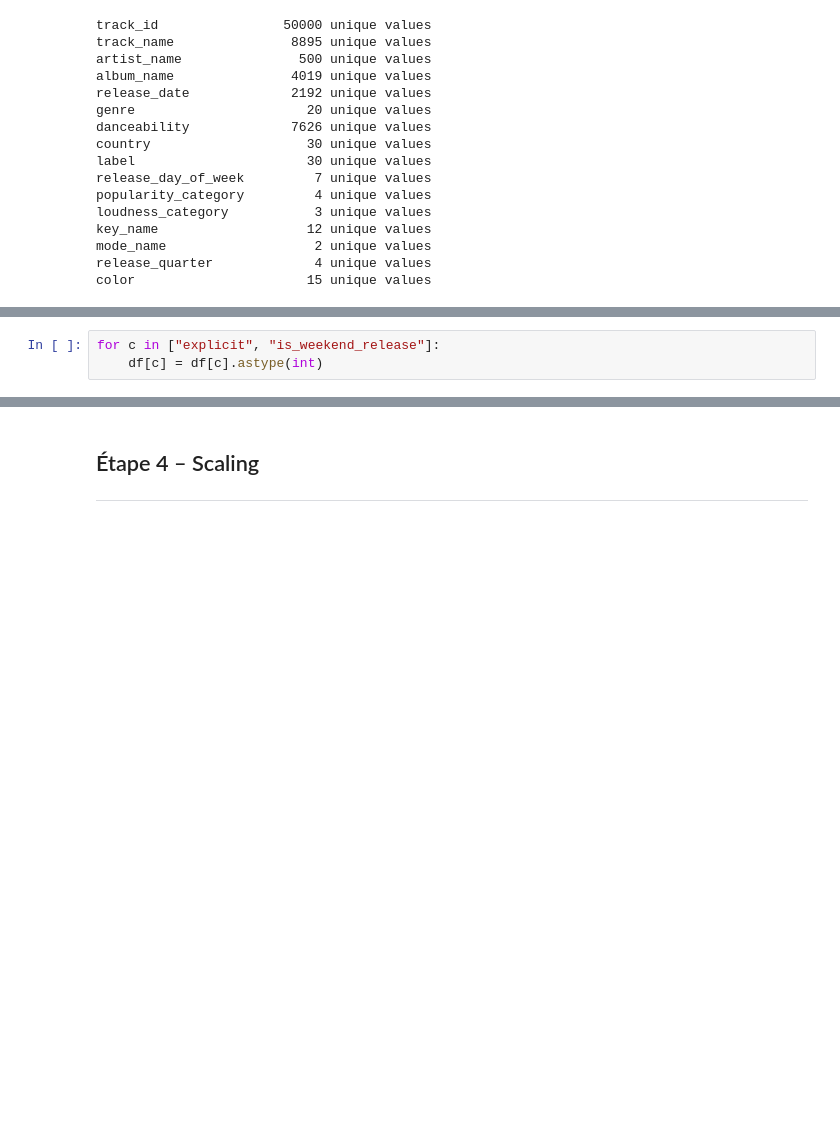
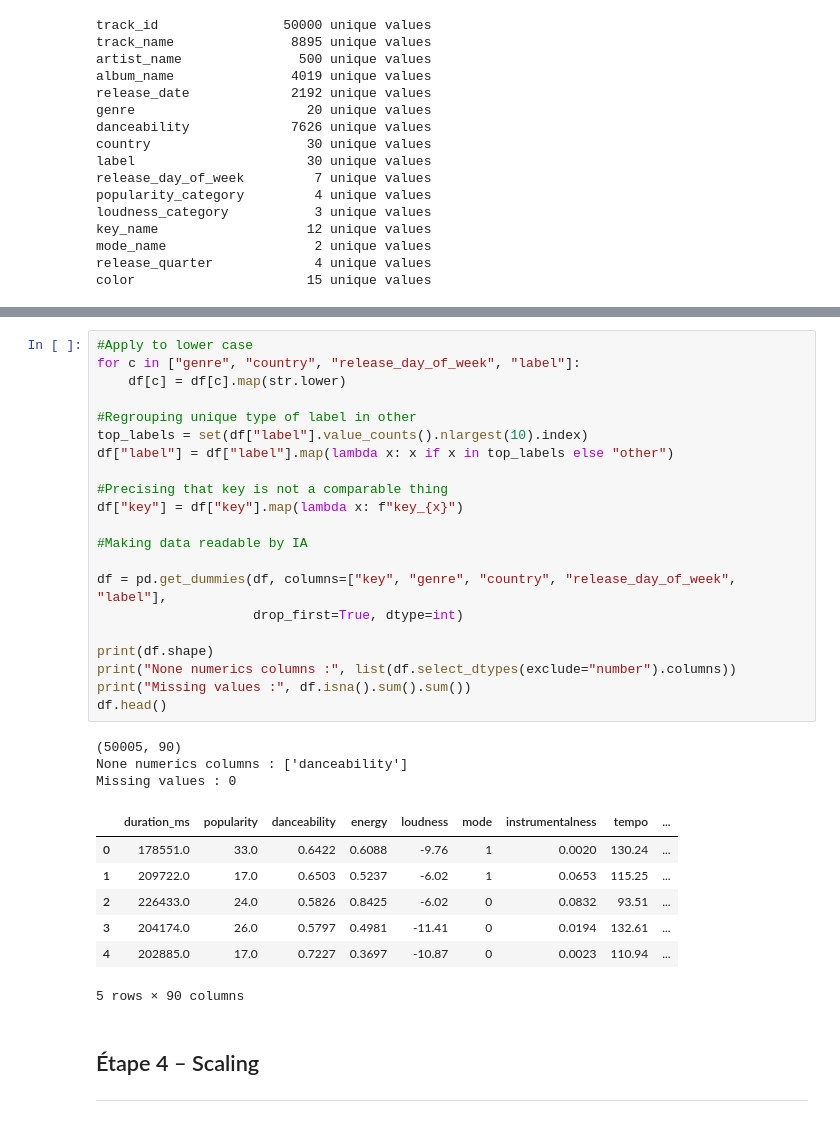
Before and after one commit to Adrien-Rouillon/Machine-learning---SpotifyDB, a Jupyter notebook: Notebooks/Delivrable2.ipynb, the cells around one changed output, grey strips where cells are left out. Drawn from its saved outputs; the diff is of its cells as text; blank space fills up the shorter version.

```diff
--- a/Notebooks/Delivrable2.ipynb
+++ b/Notebooks/Delivrable2.ipynb
@@ -261,3 +292,0 @@ df.head()
-# %%
-for c in ["explicit", "is_weekend_release"]:
-    df[c] = df[c].astype(int)
@@ -264,3 +306,35 @@ for c in ["explicit", "is_weekend_release"]:
+# %%
+#Apply to lower case
+for c in ["genre", "country", "release_day_of_week", "label"]:
+    df[c] = df[c].map(str.lower)
+
+#Regrouping unique type of label in other
+top_labels = set(df["label"].value_counts().nlargest(10).index)
+df["label"] = df["label"].map(lambda x: x if x in top_labels else "other")
+
+#Precising that key is not a comparable thing
+df["key"] = df["key"].map(lambda x: f"key_{x}")
+
+#Making data readable by IA
+
+df = pd.get_dummies(df, columns=["key", "genre", "country", "release_day_of_week", "label"],
+                    drop_first=True, dtype=int)
+
+print(df.shape)
+print("None numerics columns :", list(df.select_dtypes(exclude="number").columns))
+print("Missing values :", df.isna().sum().sum())
+df.head()
+# %% [output]
+(50005, 90)
+None numerics columns : ['danceability']
+Missing values : 0
+|  | duration_ms | popularity | danceability | energy | loudness | mode | instrumentalness | tempo | ... |
+| 0 | 178551.0 | 33.0 | 0.6422 | 0.6088 | -9.76 | 1 | 0.0020 | 130.24 | ... |
+| 1 | 209722.0 | 17.0 | 0.6503 | 0.5237 | -6.02 | 1 | 0.0653 | 115.25 | ... |
+| 2 | 226433.0 | 24.0 | 0.5826 | 0.8425 | -6.02 | 0 | 0.0832 | 93.51 | ... |
+| 3 | 204174.0 | 26.0 | 0.5797 | 0.4981 | -11.41 | 0 | 0.0194 | 132.61 | ... |
+| 4 | 202885.0 | 17.0 | 0.7227 | 0.3697 | -10.87 | 0 | 0.0023 | 110.94 | ... |
+5 rows × 90 columns
 # %% [markdown]
 ## Étape 4 – Scaling
 
```
Also changed, not shown: parts of 15 cells of this notebook.
